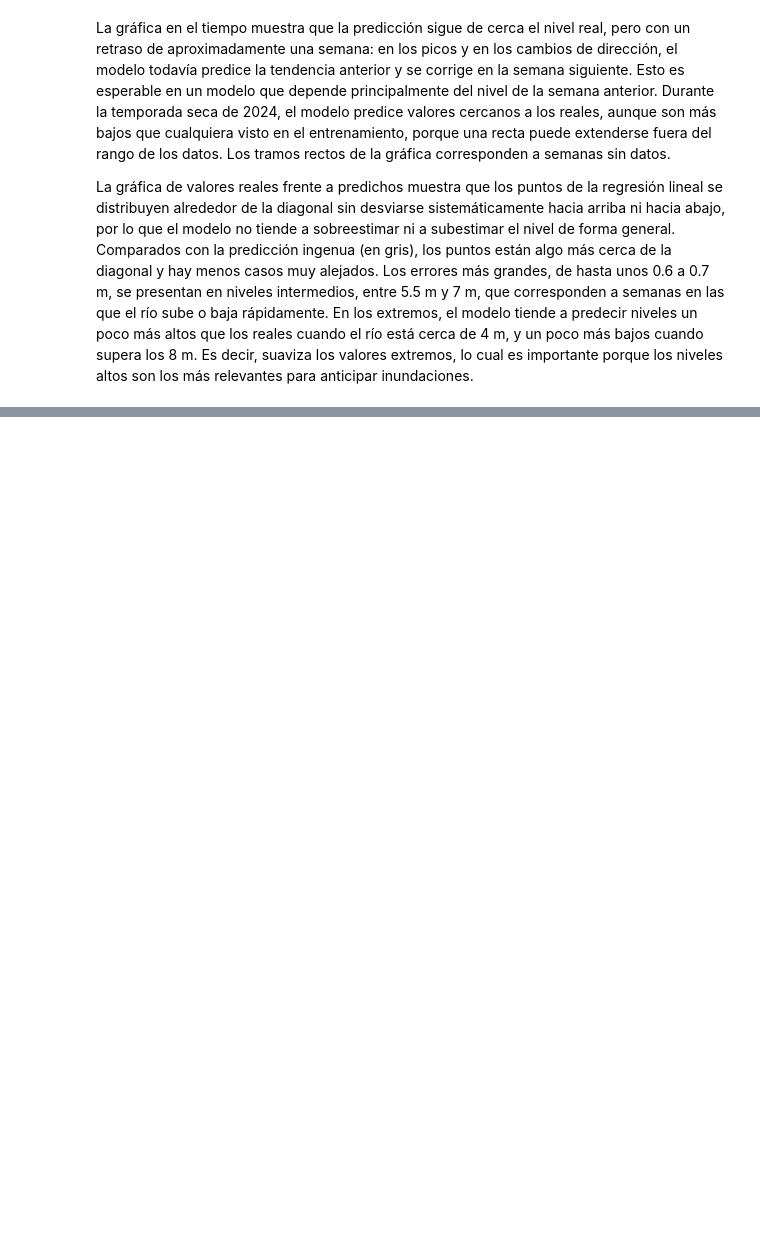
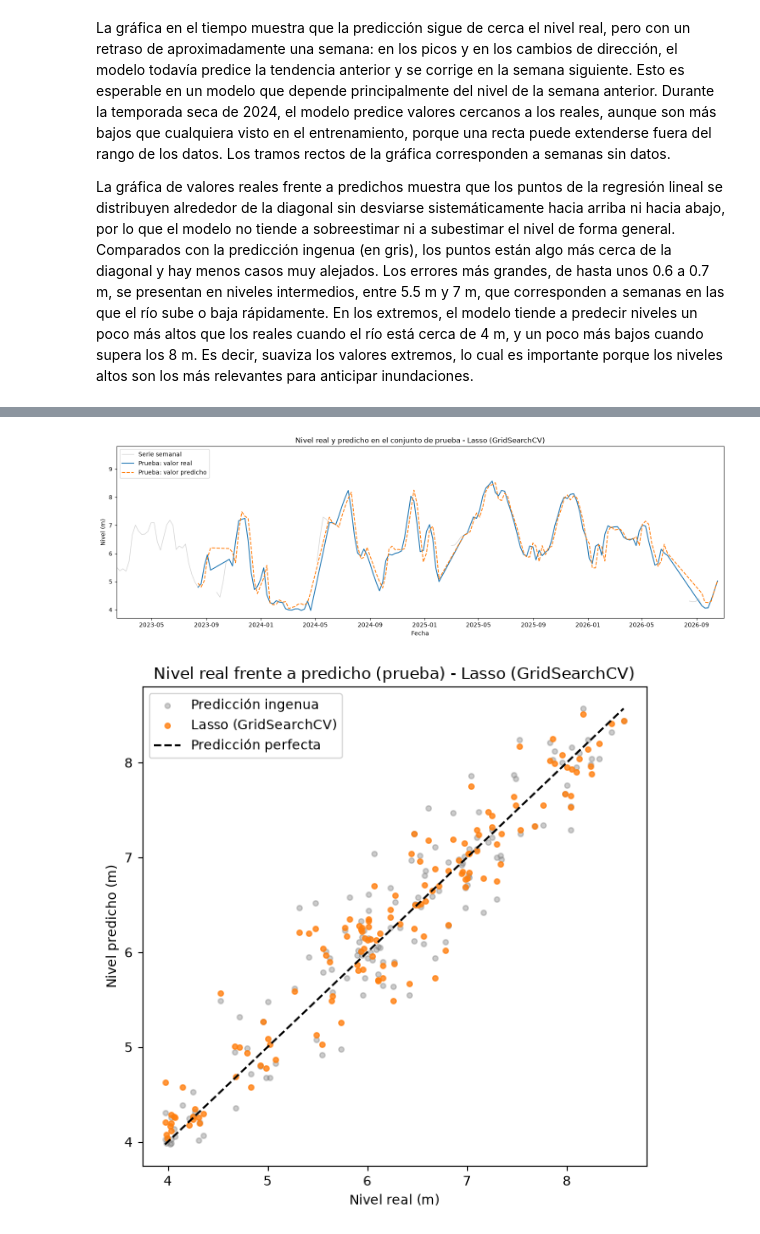
Before and after one commit to AlfonsoMSDL/Proyecto-Aprendizaje-Supervizado-IA, a Jupyter notebook: PromedioNivelMax.ipynb, the cells around one changed output, grey strips where cells are left out. Saved outputs shown, nothing was run; the diff lists cells and outputs as text; code cells hidden in the pictures; blank space fills up the shorter version.

```diff
--- a/PromedioNivelMax.ipynb
+++ b/PromedioNivelMax.ipynb
@@ -1611,0 +1701,23 @@ La gráfica de valores reales frente a predichos muestra que los puntos de la re
+# %%
+modelo_lasso_grid = grid_lasso.best_estimator_
+pred_lasso_grid_train = modelo_lasso_grid.predict(X_train_esc)
+pred_lasso_grid = modelo_lasso_grid.predict(X_test_esc)
+
+metricas_lasso_grid_train = evaluar_modelo(y_train, pred_lasso_grid_train)
+metricas_lasso_grid = evaluar_modelo(y_test, pred_lasso_grid)
+
+print("Coeficientes de cada modelo:")
+display(pd.DataFrame({"Regresión lineal": modelo_lineal.coef_,
+                      "Lasso base": modelo_lasso.coef_,
+                      "Lasso GridSearchCV": modelo_lasso_grid.coef_},
+                     index=X_train_esc.columns).round(4))
+print("Coeficientes iguales a cero en Lasso GridSearchCV:",
+      (modelo_lasso_grid.coef_ == 0).sum(), "de", len(modelo_lasso_grid.coef_))
+
+display(pd.DataFrame({
+    "Ingenua - Prueba": metricas_ingenua,
+    "Lineal - Prueba": metricas_lineal,
+    "Lasso base - Prueba": metricas_lasso,
+    "Lasso GridSearchCV - Entrenamiento": metricas_lasso_grid_train,
+    "Lasso GridSearchCV - Prueba": metricas_lasso_grid,
+}).round(3))
@@ -1611,0 +1744,6 @@ La gráfica de valores reales frente a predichos muestra que los puntos de la re
+# %%
+graficar_predicciones("Lasso (GridSearchCV)", pred_lasso_grid)
+graficar_real_vs_predicho("Lasso (GridSearchCV)", pred_lasso_grid, pred_ingenua)
+# %% [output]
+[figure, added]
+[figure, added]
```
Also changed, not shown: parts of 11 cells of this notebook.
